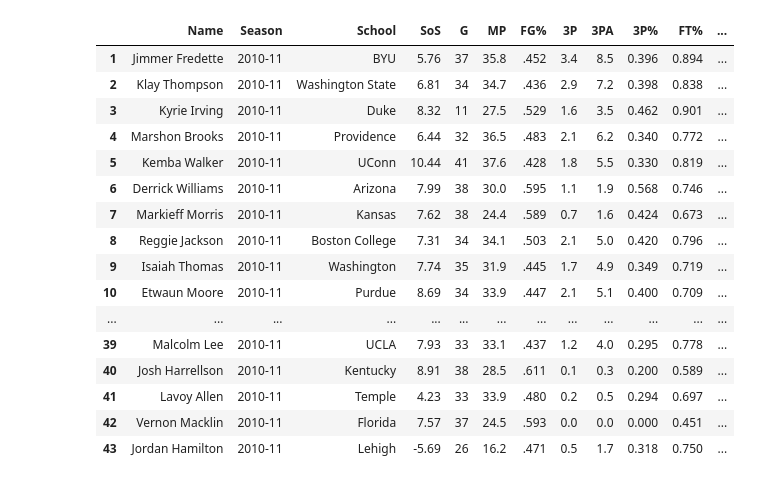
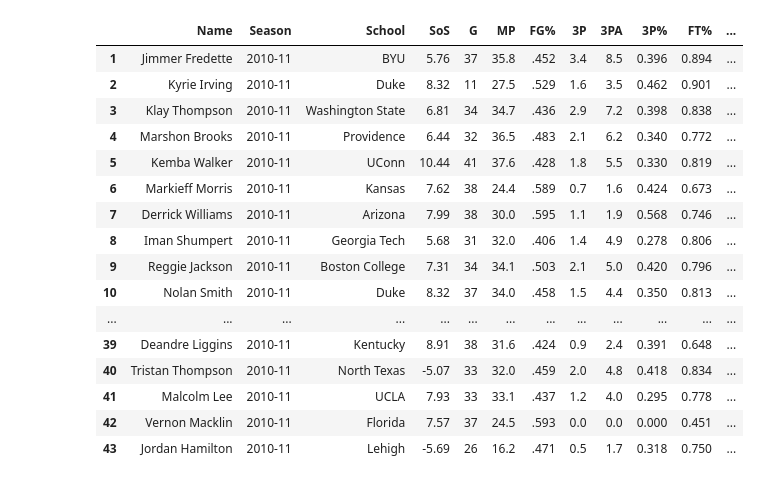
Before and after one commit to EvanJW7/2021-NBA-Draft-Prospect-Stats, a Jupyter notebook: 2011 Stats/2011.ipynb, the cells around one changed output. Cells and saved outputs as stored; diff of their text form; code cells hidden in the pictures.

```diff
--- a/2011 Stats/2011.ipynb
+++ b/2011 Stats/2011.ipynb
@@ -60,48 +60,48 @@ table['FT%'] = table['FT%'].astype(float)
 table['3P%'] = table['3P%'].astype(float)
 
 per40 = 40/table['MP']
 
-table["Player Grade"] = ((table['PTS']*per40) + (table['TRB']*1.25*per40) + (table['AST']*2*per40) +
-(table['BLK']*3*per40) + (table['STL']*3*per40) + (table['3P']*7*per40)+ (table['FT%']*7) + (table['SOS']) +
+table["Player Grade"] = ((table['PTS']*per40) + (table['TRB']*1.5*per40) + (table['AST']*2*per40) +
+(table['BLK']*3*per40) + (table['STL']*3*per40) + (table['3P']*5*per40)+ (table['FT%']*7) + (table['SOS']) +
 (table['3P%']*10))
 
-table["Player Grade"] = table["Player Grade"]*1.10
+table["Player Grade"] = table["Player Grade"]*1.15
 table["Player Grade"] = (round(table["Player Grade"]))
 table["Player Grade"]= table["Player Grade"].astype(int)
 
 table = table.sort_values(by= "Player Grade", ascending=False)
 table.insert(4, 'SoS', table['SOS'])
 table.reset_index(drop = True, inplace=True)
 import numpy as np
 table.index = np.arange(1, len(table)+1)
 del table['SOS']
 del table['Conf']
 del table['ORB']
 del table['DRB']
 del table['GS']
 del table['FG']
 del table['FGA']
 del table['FT']
 del table['FTA']
 del table['2P']
 del table['2PA']
 del table['2P%']
 table
 # %% [output]
 |  | Name | Season | School | SoS | G | MP | FG% | 3P | 3PA | 3P% | FT% | ... |
 | 1 | Jimmer Fredette | 2010-11 | BYU | 5.76 | 37 | 35.8 | .452 | 3.4 | 8.5 | 0.396 | 0.894 | ... |
-| 2 | Klay Thompson | 2010-11 | Washington State | 6.81 | 34 | 34.7 | .436 | 2.9 | 7.2 | 0.398 | 0.838 | ... |
-| 3 | Kyrie Irving | 2010-11 | Duke | 8.32 | 11 | 27.5 | .529 | 1.6 | 3.5 | 0.462 | 0.901 | ... |
+| 2 | Kyrie Irving | 2010-11 | Duke | 8.32 | 11 | 27.5 | .529 | 1.6 | 3.5 | 0.462 | 0.901 | ... |
+| 3 | Klay Thompson | 2010-11 | Washington State | 6.81 | 34 | 34.7 | .436 | 2.9 | 7.2 | 0.398 | 0.838 | ... |
 | 4 | Marshon Brooks | 2010-11 | Providence | 6.44 | 32 | 36.5 | .483 | 2.1 | 6.2 | 0.340 | 0.772 | ... |
 | 5 | Kemba Walker | 2010-11 | UConn | 10.44 | 41 | 37.6 | .428 | 1.8 | 5.5 | 0.330 | 0.819 | ... |
-| 6 | Derrick Williams | 2010-11 | Arizona | 7.99 | 38 | 30.0 | .595 | 1.1 | 1.9 | 0.568 | 0.746 | ... |
-| 7 | Markieff Morris | 2010-11 | Kansas | 7.62 | 38 | 24.4 | .589 | 0.7 | 1.6 | 0.424 | 0.673 | ... |
-| 8 | Reggie Jackson | 2010-11 | Boston College | 7.31 | 34 | 34.1 | .503 | 2.1 | 5.0 | 0.420 | 0.796 | ... |
-| 9 | Isaiah Thomas | 2010-11 | Washington | 7.74 | 35 | 31.9 | .445 | 1.7 | 4.9 | 0.349 | 0.719 | ... |
-| 10 | Etwaun Moore | 2010-11 | Purdue | 8.69 | 34 | 33.9 | .447 | 2.1 | 5.1 | 0.400 | 0.709 | ... |
+| 6 | Markieff Morris | 2010-11 | Kansas | 7.62 | 38 | 24.4 | .589 | 0.7 | 1.6 | 0.424 | 0.673 | ... |
+| 7 | Derrick Williams | 2010-11 | Arizona | 7.99 | 38 | 30.0 | .595 | 1.1 | 1.9 | 0.568 | 0.746 | ... |
+| 8 | Iman Shumpert | 2010-11 | Georgia Tech | 5.68 | 31 | 32.0 | .406 | 1.4 | 4.9 | 0.278 | 0.806 | ... |
+| 9 | Reggie Jackson | 2010-11 | Boston College | 7.31 | 34 | 34.1 | .503 | 2.1 | 5.0 | 0.420 | 0.796 | ... |
+| 10 | Nolan Smith | 2010-11 | Duke | 8.32 | 37 | 34.0 | .458 | 1.5 | 4.4 | 0.350 | 0.813 | ... |
 | ... | ... | ... | ... | ... | ... | ... | ... | ... | ... | ... | ... | ... |
-| 39 | Malcolm Lee | 2010-11 | UCLA | 7.93 | 33 | 33.1 | .437 | 1.2 | 4.0 | 0.295 | 0.778 | ... |
-| 40 | Josh Harrellson | 2010-11 | Kentucky | 8.91 | 38 | 28.5 | .611 | 0.1 | 0.3 | 0.200 | 0.589 | ... |
-| 41 | Lavoy Allen | 2010-11 | Temple | 4.23 | 33 | 33.9 | .480 | 0.2 | 0.5 | 0.294 | 0.697 | ... |
+| 39 | Deandre Liggins | 2010-11 | Kentucky | 8.91 | 38 | 31.6 | .424 | 0.9 | 2.4 | 0.391 | 0.648 | ... |
+| 40 | Tristan Thompson | 2010-11 | North Texas | -5.07 | 33 | 32.0 | .459 | 2.0 | 4.8 | 0.418 | 0.834 | ... |
+| 41 | Malcolm Lee | 2010-11 | UCLA | 7.93 | 33 | 33.1 | .437 | 1.2 | 4.0 | 0.295 | 0.778 | ... |
 | 42 | Vernon Macklin | 2010-11 | Florida | 7.57 | 37 | 24.5 | .593 | 0.0 | 0.0 | 0.000 | 0.451 | ... |
 | 43 | Jordan Hamilton | 2010-11 | Lehigh | -5.69 | 26 | 16.2 | .471 | 0.5 | 1.7 | 0.318 | 0.750 | ... |
```
Also changed, not shown: 1 other file.
